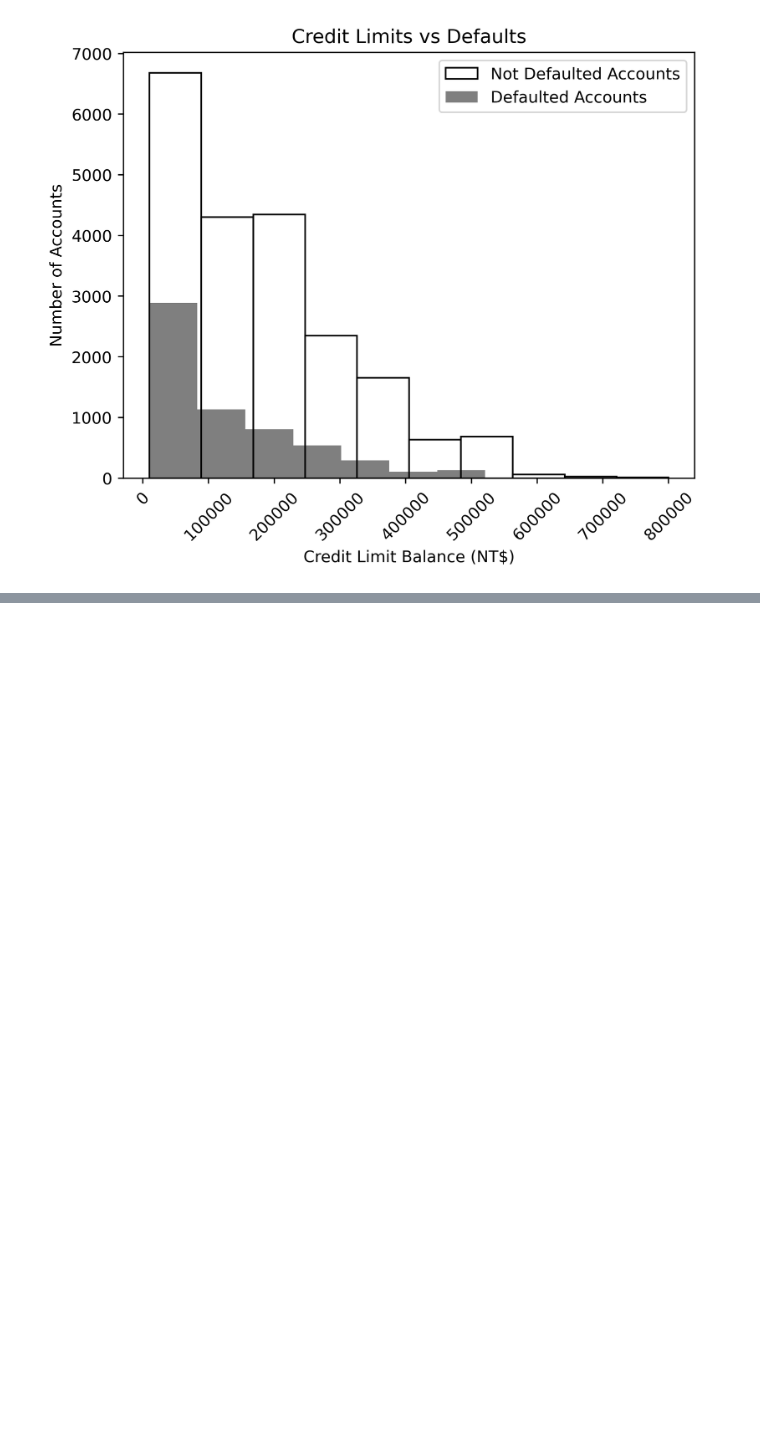
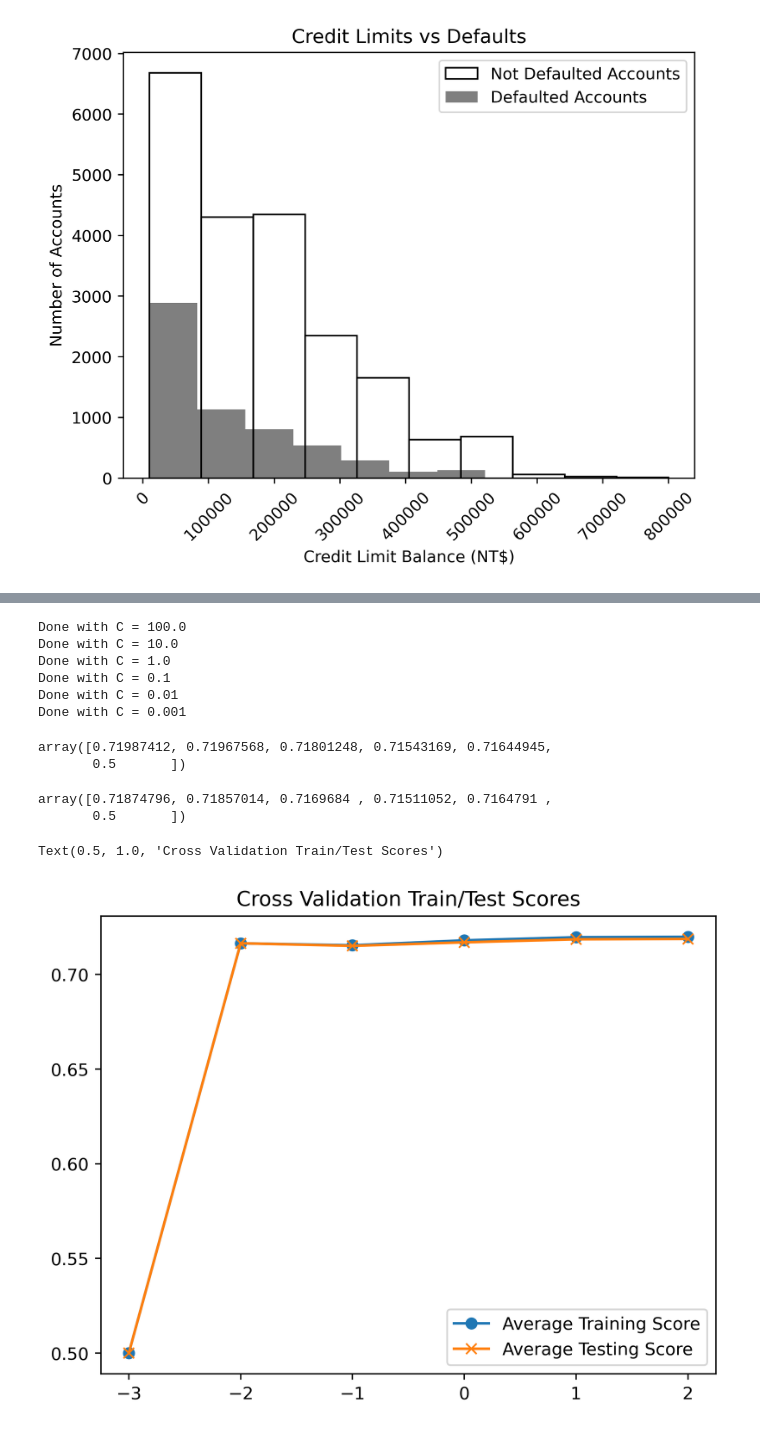
Before and after one commit to kcao22/credit_card_defaults, a Jupyter notebook: JupyterNotebooks/feature_exploration_ml.ipynb, the cells around one changed output, grey strips where cells are left out. Cells and saved outputs as stored; diff of their text form; code cells hidden in the pictures; blank space fills up the shorter version.

```diff
--- a/JupyterNotebooks/feature_exploration_ml.ipynb
+++ b/JupyterNotebooks/feature_exploration_ml.ipynb
@@ -201,0 +278,2 @@ Text(0.5, 1.0, 'Credit Limits vs Defaults')
+# %%
+lr = LogisticRegression(penalty='l1', solver='saga', max_iter=1000)  # Setting iterations for gradient descent, under the hood parameter convergence
@@ -201,0 +326,63 @@ Text(0.5, 1.0, 'Credit Limits vs Defaults')
+# %%
+k_folds = StratifiedKFold(n_splits=4, shuffle=True, random_state=1)
+# %%
+def cross_val_C_search_pipe(k_folds, C_vals, pipeline, X, Y):
+    '''
+    Performs k-fold cross-validation for various C values for a given pipeline model. Returns ROC AUC scores and ROC TPR, FPR, and threshold values for each fold iteration for each C value.
+    '''
+    n_folds = k_folds.n_splits
+    # Create empty lists for storing scores
+    cv_train_roc_auc = np.empty((n_folds, len(C_vals)))
+    cv_test_roc_auc = np.empty((n_folds, len(C_vals)))
+    cv_test_roc = [[]] * len(C_vals)
+    #Begin looping through C-values for lr model
+    for c_val_counter in range(len(C_vals)):
+        pipeline.set_params(model__C=C_vals[c_val_counter])  # Set C value for pipeline
+        fold_counter = 0  # Establishing index counter for current fold
+        for train_index, test_index in k_folds.split(X, Y):
+            # Set train and test sets for current fold
+            X_cv_train, X_cv_test = X[train_index], X[test_index]
+            y_cv_train, y_cv_test = Y[train_index], Y[test_index]
+            # Fit model to train
+            pipeline.fit(X_cv_train, y_cv_train)
+            # Acquire ROC AUC scores for train (used for over/under fitting evaluation)
+            cv_train_roc_auc[fold_counter, c_val_counter] = roc_auc_score(y_cv_train, pipeline.predict_proba(X_cv_train)[:, 1])
+            # Acquire ROC AUC scores for test
+            cv_test_roc_auc[fold_counter, c_val_counter] = roc_auc_score(y_cv_test, pipeline.predict_proba(X_cv_test)[:, 1])
+            # Acquire ROC curves for each fold. Array is built different for selecting best possible C-value based on CV scores and then plotting FPR vs TPR to establish performance with varying thresholds
+            cv_test_roc[c_val_counter].append(roc_curve(y_cv_test, pipeline.predict_proba(X_cv_test)[:, 1]))
+            # Iterate fold index tracker
+            fold_counter += 1
+        # Progress tracking
+        print('Done with C = {}'.format(C_vals[c_val_counter]))
+
+    return cv_train_roc_auc, cv_test_roc_auc, cv_test_roc
+# %%
+cv_train_roc_auc, cv_test_roc_auc, cv_test_roc = cross_val_C_search_pipe(k_folds=k_folds, C_vals=C_vals, pipeline=scale_lr_pipeline, X=X_train, Y=y_train)
+# %% [output]
+Done with C = 100.0
+Done with C = 10.0
+Done with C = 1.0
+Done with C = 0.1
+Done with C = 0.01
+Done with C = 0.001
+# %%
+np.mean(cv_train_roc_auc, axis=0)
+# %% [output]
+array([0.71987412, 0.71967568, 0.71801248, 0.71543169, 0.71644945,
+       0.5       ])
+# %%
+np.mean(cv_test_roc_auc, axis=0)
+# %% [output]
+array([0.71874796, 0.71857014, 0.7169684 , 0.71511052, 0.7164791 ,
+       0.5       ])
+# %%
+# Plotting CV results for train and test cross validation sets
+# Use C value exoinents as x-axis, plotting the average CV performance across all 4 splits in data (average scores by row)
+plt.plot(C_val_exponents, np.mean(cv_train_roc_auc, axis=0), '-o', label='Average Training Score')
+plt.plot(C_val_exponents, np.mean(cv_test_roc_auc, axis=0), '-x', label='Average Testing Score')
+plt.legend()
+plt.title('Cross Validation Train/Test Scores')
+# %% [output]
+Text(0.5, 1.0, 'Cross Validation Train/Test Scores')
+[figure, added]
```
Also changed, not shown: parts of 33 cells of this notebook, 1 other file.
